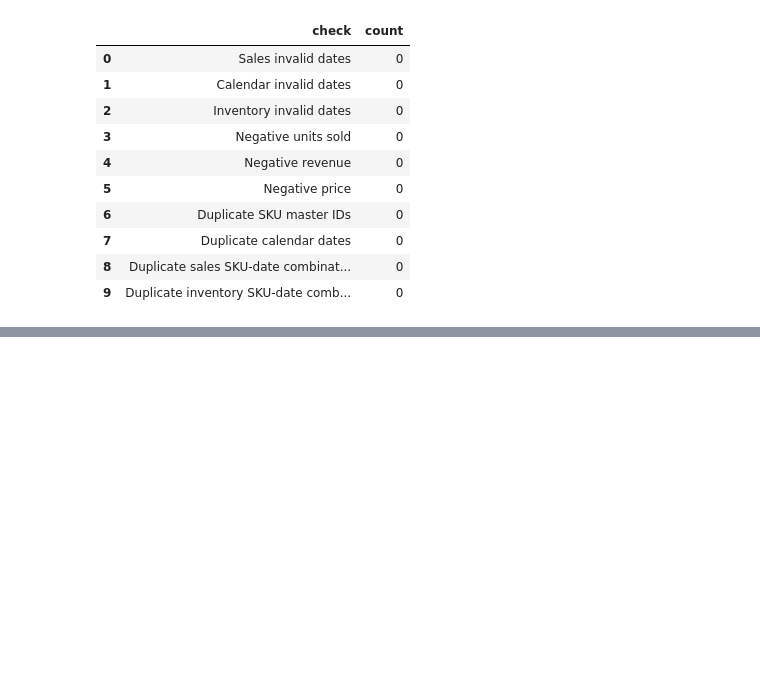
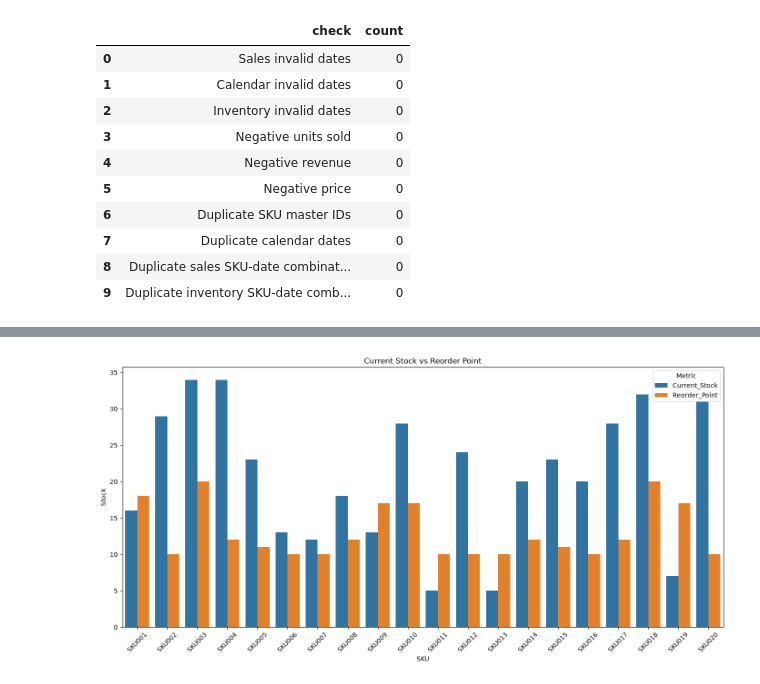
Before and after one commit to akrititripathi9090-lang/foresight-demand-inventory-intelligence, a Jupyter notebook: notebooks/01_data_quality_EDA.ipynb, the cells around one changed output, grey strips where cells are left out. Cells and saved outputs as stored; diff of their text form; code cells hidden in the pictures; blank space fills up the shorter version.

```diff
--- a/notebooks/01_data_quality_EDA.ipynb
+++ b/notebooks/01_data_quality_EDA.ipynb
@@ -433,0 +1047,97 @@ validation_summary
+# %%
+# 7. Inventory Position Analysis
+
+inventory_columns = [
+    "Current_Stock",
+    "On_Order",
+    "Lead_Time_Days",
+    "Safety_Stock",
+    "Reorder_Point",
+    "Inventory_Value"
+]
+
+# Check which inventory columns are available
+available_inventory_columns = [
+    col for col in inventory_columns
+    if col in analysis_df.columns
+]
+
+print("Available inventory columns:")
+print(available_inventory_columns)
+
+# Inventory summary
+if available_inventory_columns:
+    display(
+        analysis_df[available_inventory_columns].describe()
+    )
+
+
+# Create inventory indicators
+
+if "Current_Stock" in analysis_df.columns:
+    analysis_df["Stock_Gap_to_Reorder"] = (
+        analysis_df["Current_Stock"]
+        - analysis_df["Reorder_Point"]
+    )
+
+if "Current_Stock" in analysis_df.columns and "Safety_Stock" in analysis_df.columns:
+    analysis_df["Below_Safety_Stock"] = (
+        analysis_df["Current_Stock"]
+        < analysis_df["Safety_Stock"]
+    )
+
+if "Current_Stock" in analysis_df.columns and "Reorder_Point" in analysis_df.columns:
+    analysis_df["Below_Reorder_Point"] = (
+        analysis_df["Current_Stock"]
+        < analysis_df["Reorder_Point"]
+    )
+
+print("Inventory indicators created.")
+
+if "Below_Safety_Stock" in analysis_df.columns:
+    print(
+        "Records below safety stock:",
+        analysis_df["Below_Safety_Stock"].sum()
+    )
+
+if "Below_Reorder_Point" in analysis_df.columns:
+    print(
+        "Records below reorder point:",
+        analysis_df["Below_Reorder_Point"].sum()
+    )
+
+    # Inventory vs reorder point
+
+if "Current_Stock" in analysis_df.columns and "Reorder_Point" in analysis_df.columns:
+
+    inventory_sample = (
+        analysis_df[
+            ["SKU", "Current_Stock", "Reorder_Point"]
+        ]
+        .drop_duplicates("SKU")
+        .head(20)
+    )
+
+    inventory_plot = inventory_sample.melt(
+        id_vars="SKU",
+        value_vars=["Current_Stock", "Reorder_Point"],
+        var_name="Metric",
+        value_name="Stock"
+    )
+
+    plt.figure(figsize=(14, 7))
+
+    sns.barplot(
+        data=inventory_plot,
+        x="SKU",
+        y="Stock",
+        hue="Metric"
+    )
+
+    plt.title("Current Stock vs Reorder Point")
+    plt.xlabel("SKU")
+    plt.ylabel("Stock")
+    plt.xticks(rotation=45)
+    plt.tight_layout()
+    plt.show()
+# %% [output]
@@ -433,0 +1158 @@ validation_summary
+[figure, added]
```
Also changed, not shown: parts of 35 cells of this notebook, 3 other files.
